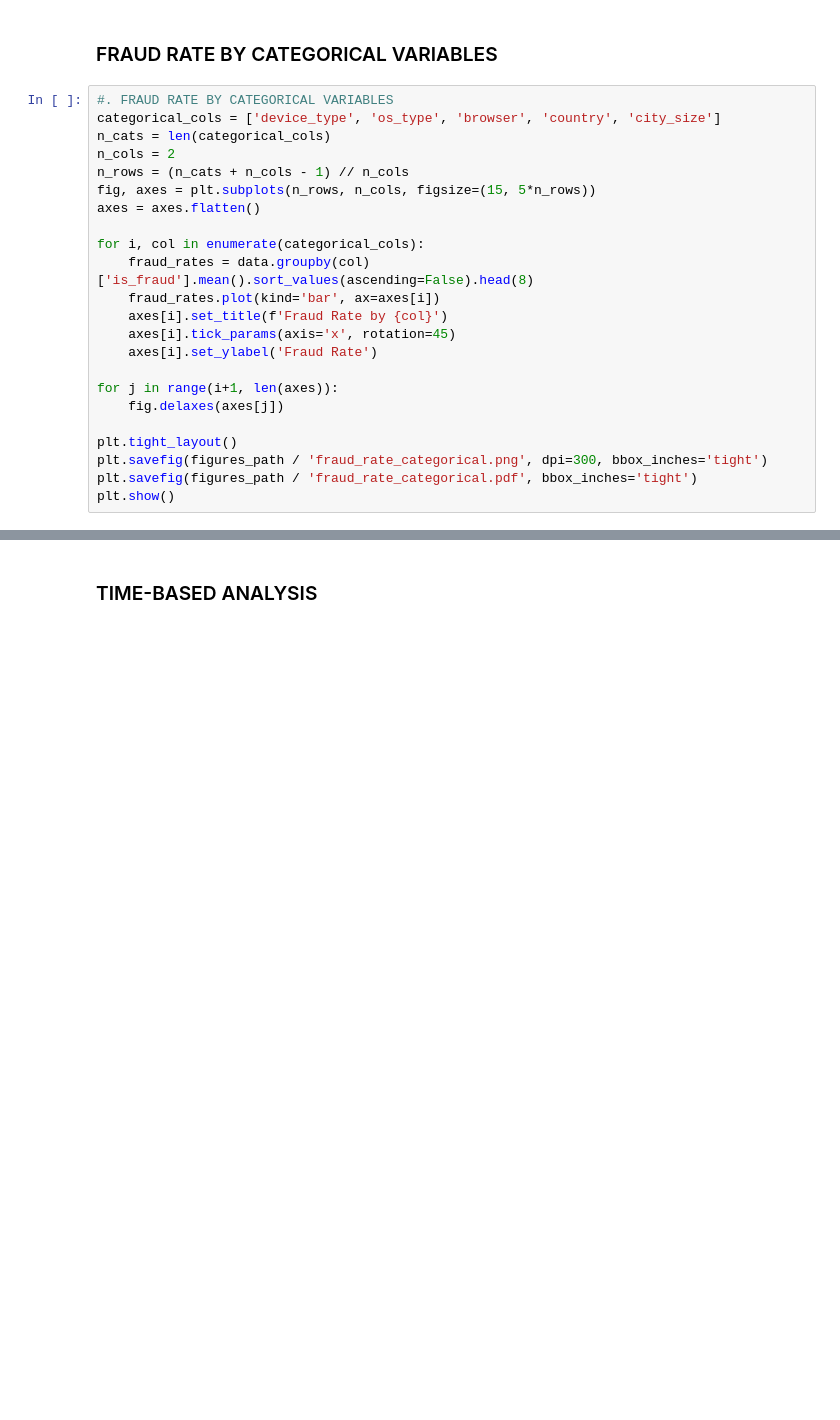
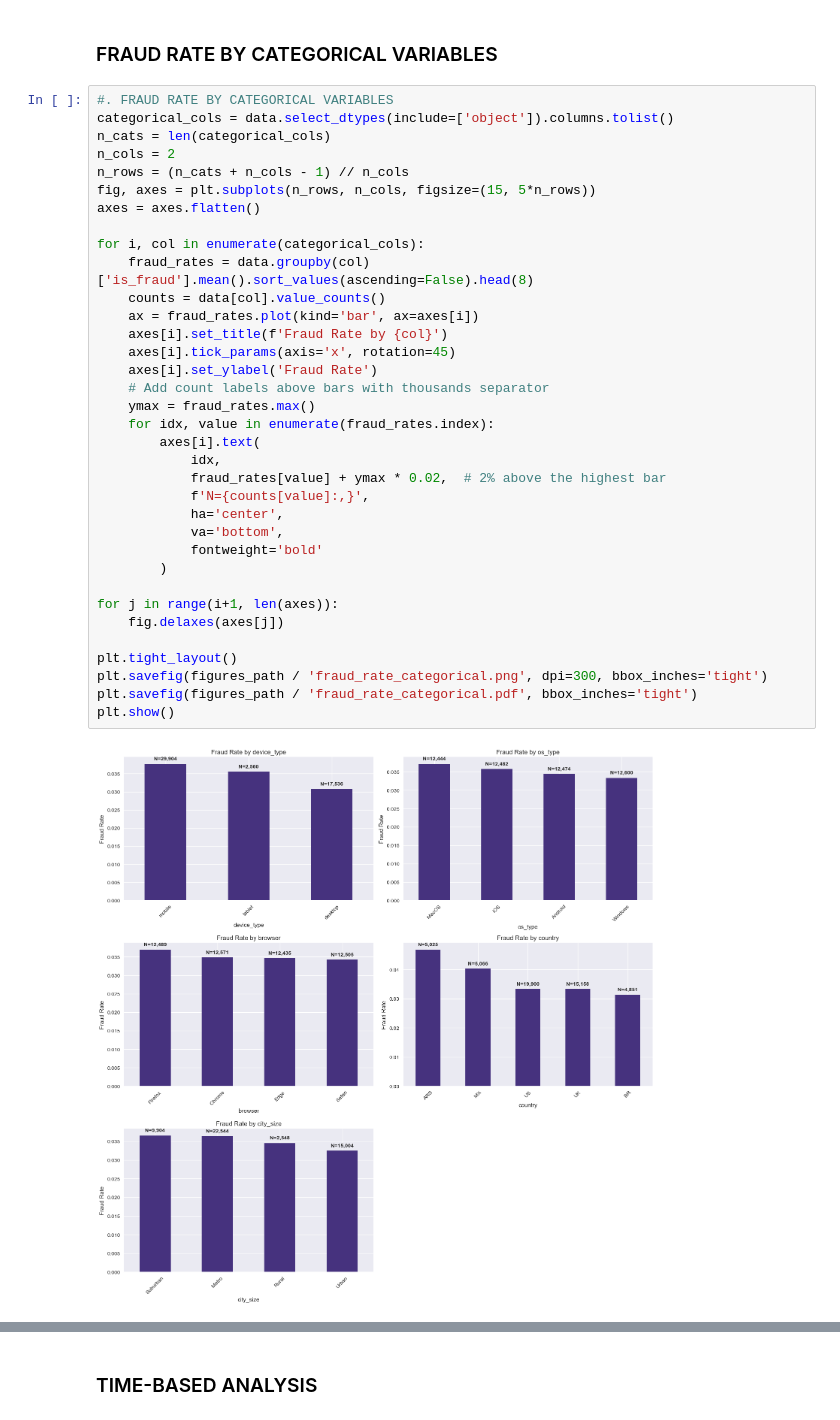
Before and after one commit to AgustinSilvio/Fraud_Detection, a Jupyter notebook: notebooks/01-EDA.ipynb, the cells around one changed output, grey strips where cells are left out. Saved outputs shown, nothing was run; the diff lists cells and outputs as text; blank space fills up the shorter version.

```diff
--- a/notebooks/01-EDA.ipynb
+++ b/notebooks/01-EDA.ipynb
@@ -229,24 +329,38 @@ plt.show()
 ### FRAUD RATE BY CATEGORICAL VARIABLES
 # %%
 #. FRAUD RATE BY CATEGORICAL VARIABLES
-categorical_cols = ['device_type', 'os_type', 'browser', 'country', 'city_size']
+categorical_cols = data.select_dtypes(include=['object']).columns.tolist()
 n_cats = len(categorical_cols)
 n_cols = 2
 n_rows = (n_cats + n_cols - 1) // n_cols
 fig, axes = plt.subplots(n_rows, n_cols, figsize=(15, 5*n_rows))
 axes = axes.flatten()
 
 for i, col in enumerate(categorical_cols):
     fraud_rates = data.groupby(col)['is_fraud'].mean().sort_values(ascending=False).head(8)
-    fraud_rates.plot(kind='bar', ax=axes[i])
+    counts = data[col].value_counts()
+    ax = fraud_rates.plot(kind='bar', ax=axes[i])
     axes[i].set_title(f'Fraud Rate by {col}')
     axes[i].tick_params(axis='x', rotation=45)
     axes[i].set_ylabel('Fraud Rate')
+    # Add count labels above bars with thousands separator
+    ymax = fraud_rates.max()
+    for idx, value in enumerate(fraud_rates.index):
+        axes[i].text(
+            idx,
+            fraud_rates[value] + ymax * 0.02,  # 2% above the highest bar
+            f'N={counts[value]:,}',
+            ha='center',
+            va='bottom',
+            fontweight='bold'
+        )
 
 for j in range(i+1, len(axes)):
     fig.delaxes(axes[j])
 
 plt.tight_layout()
 plt.savefig(figures_path / 'fraud_rate_categorical.png', dpi=300, bbox_inches='tight')
 plt.savefig(figures_path / 'fraud_rate_categorical.pdf', bbox_inches='tight')
 plt.show()
+# %% [output]
+[figure, added]
```
Also changed, not shown: parts of 33 cells of this notebook, 14 other files.
